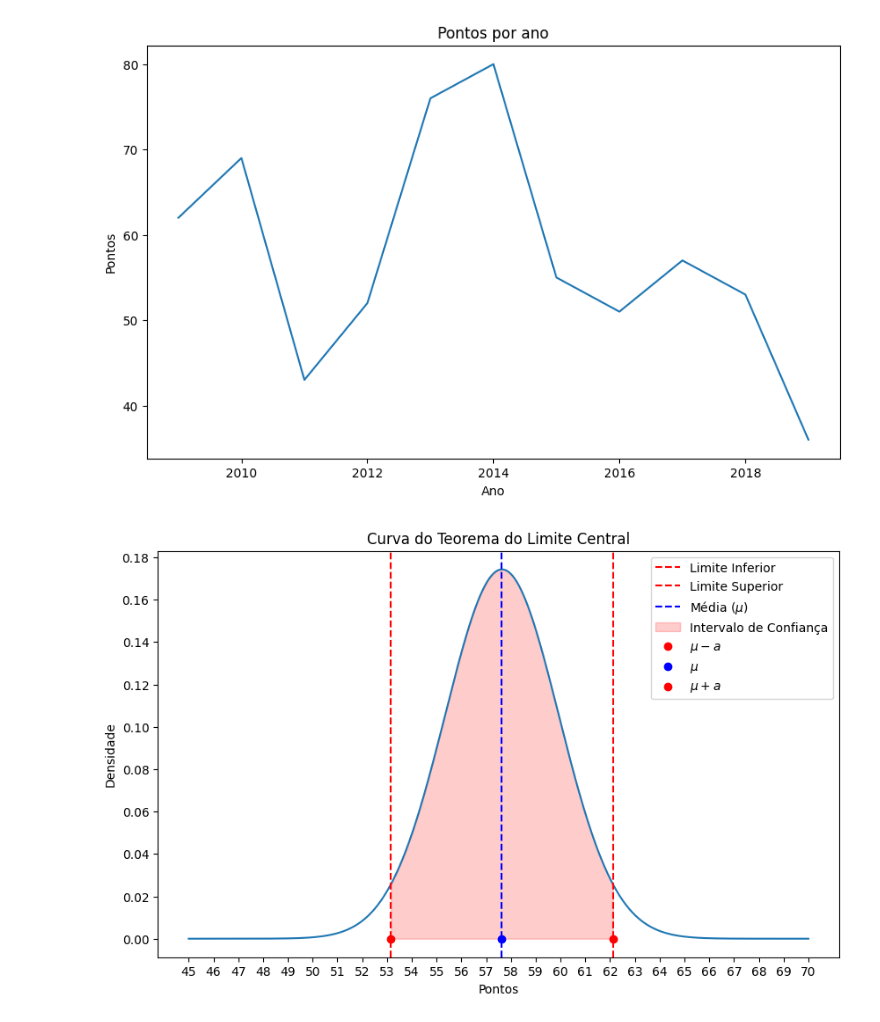
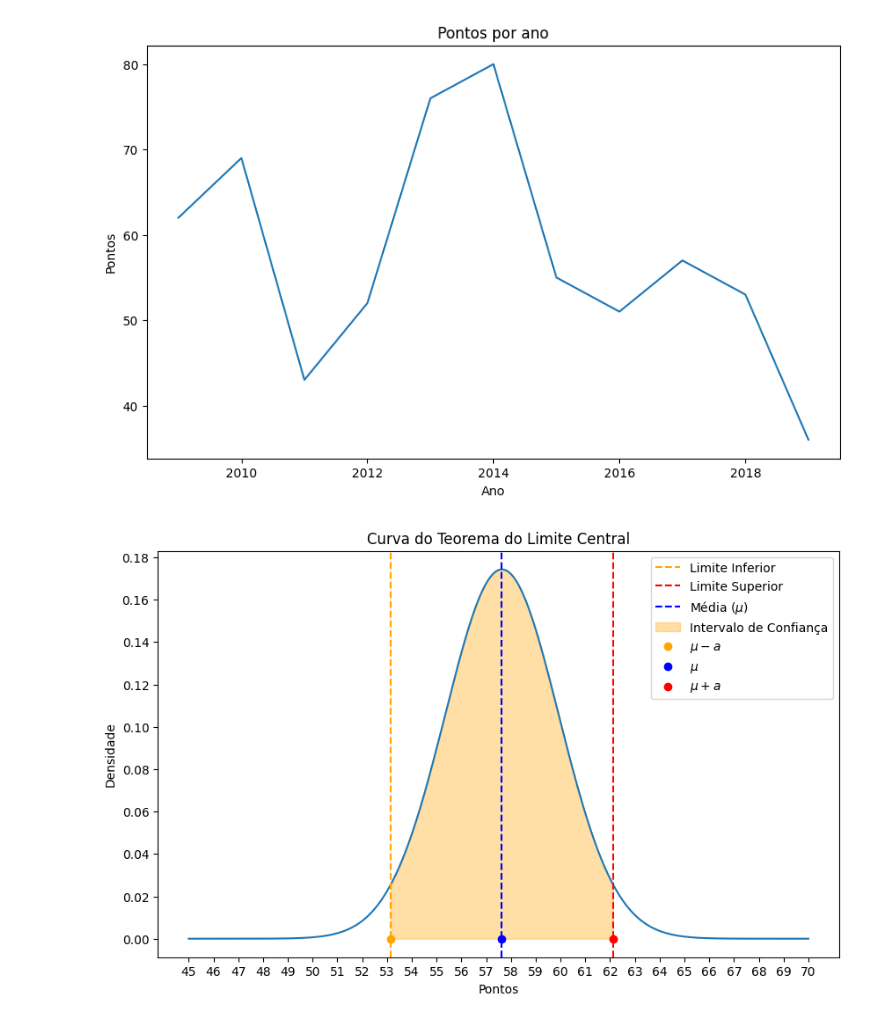
Before and after one commit to henriquetg1/aps5-cdados, a Jupyter notebook: aps5.ipynb, the cells around one changed output. Saved outputs shown, nothing was run; the diff lists cells and outputs as text; code cells hidden in the pictures.

```diff
--- a/aps5.ipynb
+++ b/aps5.ipynb
@@ -46,7 +48,7 @@ desvio_padrao = st.poisson.std(media)
 # %%
-p1 = st.norm.ppf(0.025, loc = media, scale = desvio_padrao / ((len(df_) ** 0.5)))
-p2 = st.norm.ppf(1-0.025, loc = media, scale = desvio_padrao / ((len(df_) ** 0.5)))
-print(p1 , p2)
+l1 = st.norm.ppf(alfa/2, loc=media, scale=desvio_padrao / ((len(df_)**0.5)))
+l2 = st.norm.ppf(1-alfa/2, loc=media, scale=desvio_padrao / ((len(df_)**0.5)))
+print(l1 , l2)
 # %% [output]
 53.14994253300131 62.12278473972596
 # %%
@@ -59,29 +61,26 @@ plt.show()
 # %% [output]
 [figure]
 # %%
-p1 = st.norm.ppf(0.025, loc=media, scale=desvio_padrao / ((len(df_) ** 0.5)))
-p2 = st.norm.ppf(1 - 0.025, loc=media, scale=desvio_padrao / ((len(df_) ** 0.5)))
-
 x = np.linspace(45, 70, 1000)
 y = st.norm.pdf(x, loc=media, scale=desvio_padrao / ((len(df_) ** 0.5)))
 
 plt.figure(figsize=(10, 6))
 plt.plot(x, y)
 plt.xlabel('Pontos')
 plt.ylabel('Densidade')
 plt.title('Curva do Teorema do Limite Central')
-plt.axvline(x=p1, color='red', linestyle='--', label='Limite Inferior')
-plt.axvline(x=p2, color='red', linestyle='--', label='Limite Superior')
+plt.axvline(x=l1, color='orange', linestyle='--', label='Limite Inferior')
+plt.axvline(x=l2, color='red', linestyle='--', label='Limite Superior')
 plt.axvline(x=media, color='blue', linestyle='--', label='Média ($\mu$)')
-plt.fill_between(x, 0, y, where=(x >= p1) & (x <= p2), color='red', alpha=0.2, label='Intervalo de Confiança')
+plt.fill_between(x, 0, y, where=(x >= l1) & (x <= l2), color='orange', alpha=0.35, label='Intervalo de Confiança')
 plt.xticks(np.arange(45, 71, 1))
 plt.yticks(np.arange(0, 1, 0.02))
 
-plt.scatter(p1, 0, label='$\mu-a$', color='red')
+plt.scatter(l1, 0, label='$\mu-a$', color='orange')
 plt.scatter(media, 0, label='$\mu$', color='blue')
-plt.scatter(p2, 0, label='$\mu+a$', color='red')
+plt.scatter(l2, 0, label='$\mu+a$', color='red')
 
 plt.legend()
 plt.show()
 # %% [output]
-[figure, old version]
+[figure, new version]
```
Also changed, not shown: parts of 3 cells of this notebook.
